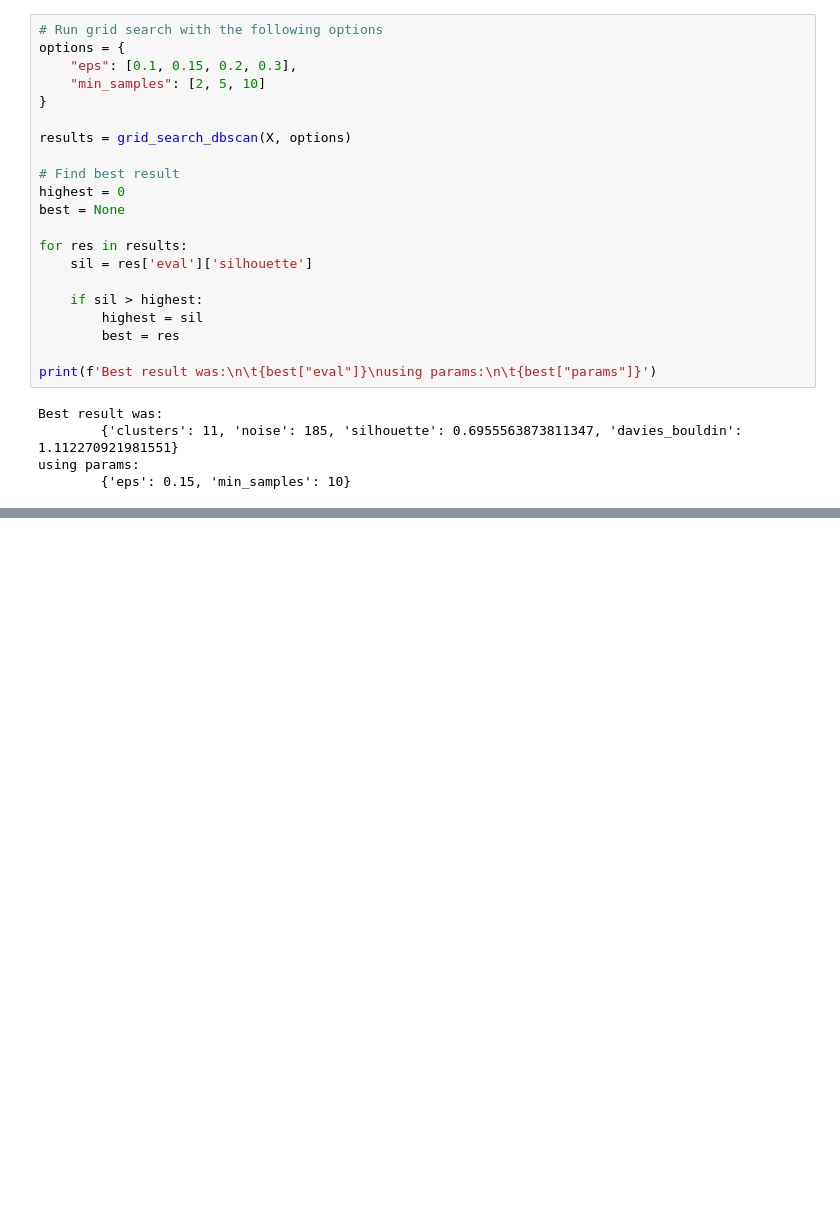
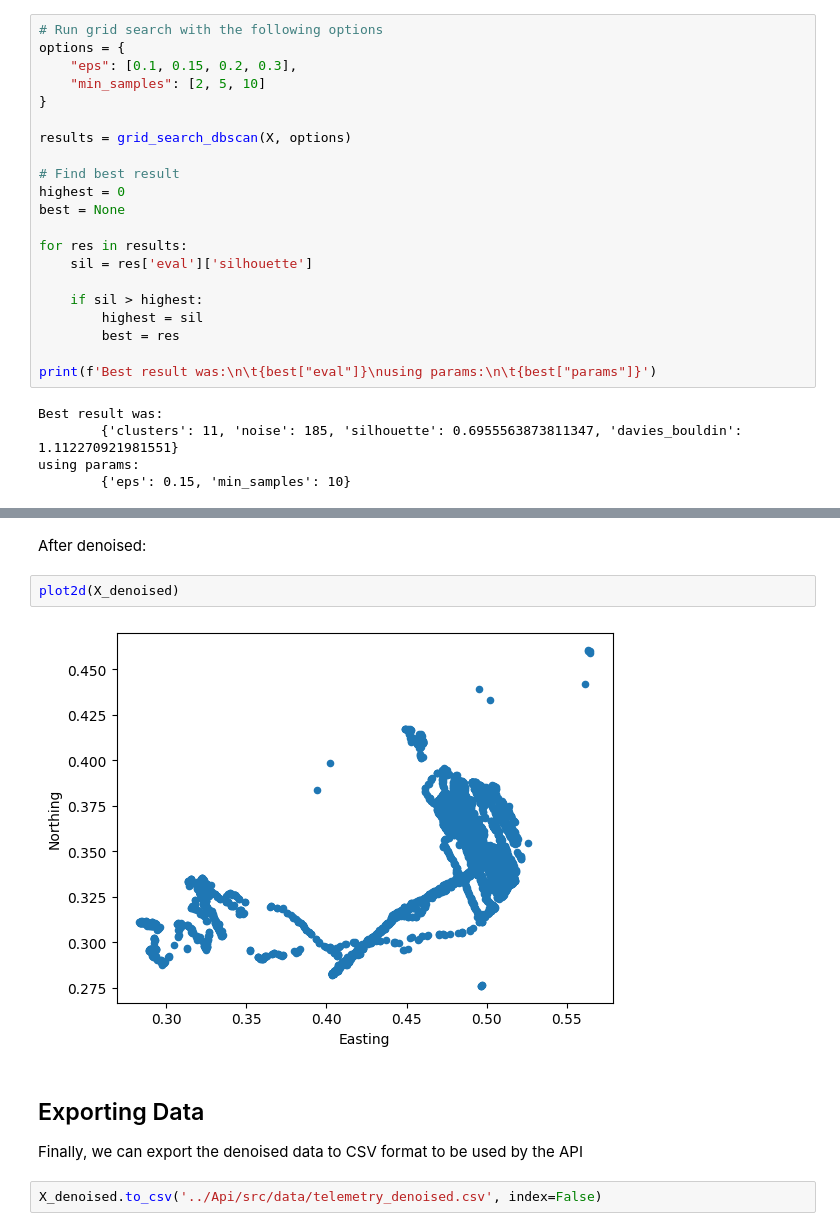
Before and after one commit to daveg1/Honours-Clustering-Telemetry, a Jupyter notebook: Python/dbscan_eval.ipynb, the cells around one changed output, grey strips where cells are left out. Drawn from its saved outputs; the diff is of its cells as text; blank space fills up the shorter version.

```diff
--- a/Python/dbscan_eval.ipynb
+++ b/Python/dbscan_eval.ipynb
@@ -150,0 +179,12 @@ def plot_clusters(db, labels, clusters):
+# %% [markdown]
+After denoised:
+# %%
+plot2d(X_denoised)
+# %% [output]
+[figure, added]
+# %% [markdown]
+## Exporting Data
+
+Finally, we can export the denoised data to CSV format to be used by the API
+# %%
+X_denoised.to_csv('../Api/src/data/telemetry_denoised.csv', index=False)
```
Also changed, not shown: parts of 9 cells of this notebook, 1 other file.
